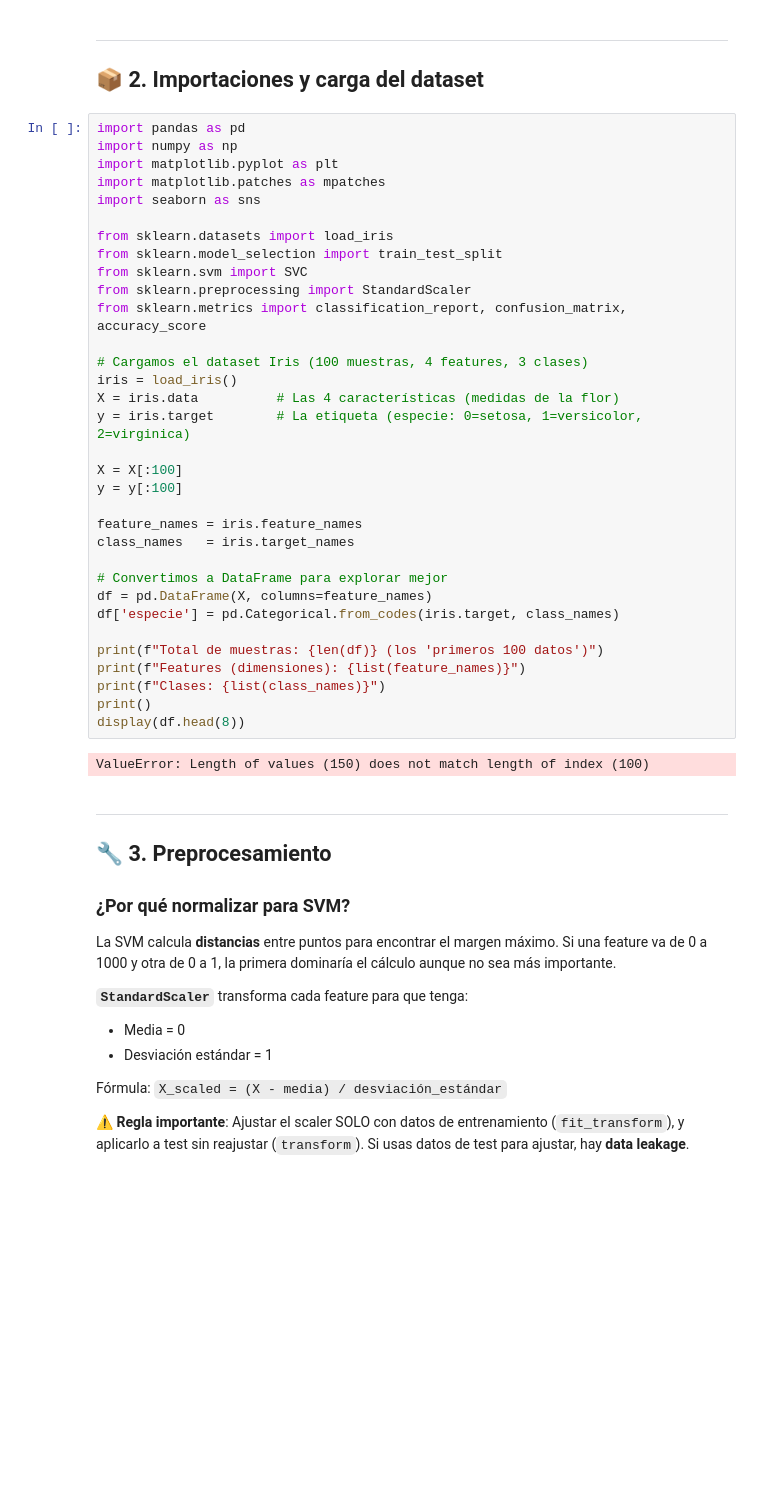
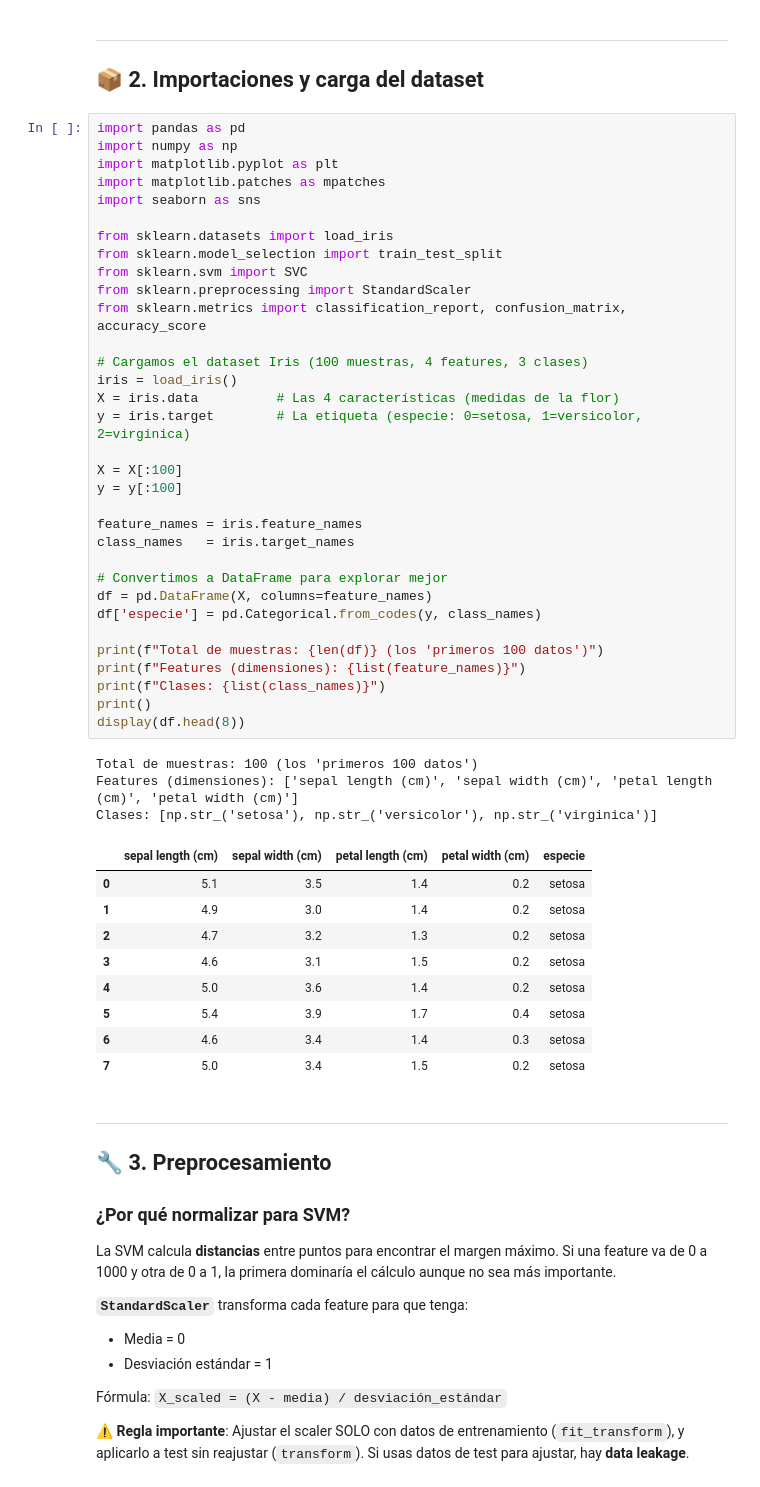
Before and after one commit to MorritaConP1to/Diplomado-RNA, a Jupyter notebook: Modulo-3/Clases-Videos/SVM_Iris.ipynb, the cells around one changed output. Cells and saved outputs as stored; diff of their text form; blank space fills up the shorter version.

```diff
--- a/Modulo-3/Clases-Videos/SVM_Iris.ipynb
+++ b/Modulo-3/Clases-Videos/SVM_Iris.ipynb
@@ -39,35 +39,46 @@ import numpy as np
 import matplotlib.pyplot as plt
 import matplotlib.patches as mpatches
 import seaborn as sns
 
 from sklearn.datasets import load_iris
 from sklearn.model_selection import train_test_split
 from sklearn.svm import SVC
 from sklearn.preprocessing import StandardScaler
 from sklearn.metrics import classification_report, confusion_matrix, accuracy_score
 
 # Cargamos el dataset Iris (100 muestras, 4 features, 3 clases)
 iris = load_iris()
 X = iris.data          # Las 4 características (medidas de la flor)
 y = iris.target        # La etiqueta (especie: 0=setosa, 1=versicolor, 2=virginica)
 
 X = X[:100]
 y = y[:100]
 
 feature_names = iris.feature_names
 class_names   = iris.target_names
 
 # Convertimos a DataFrame para explorar mejor
 df = pd.DataFrame(X, columns=feature_names)
-df['especie'] = pd.Categorical.from_codes(iris.target, class_names)
+df['especie'] = pd.Categorical.from_codes(y, class_names)
 
 print(f"Total de muestras: {len(df)} (los 'primeros 100 datos')")
 print(f"Features (dimensiones): {list(feature_names)}")
 print(f"Clases: {list(class_names)}")
 print()
 display(df.head(8))
 # %% [output]
-ValueError: Length of values (150) does not match length of index (100)
+Total de muestras: 100 (los 'primeros 100 datos')
+Features (dimensiones): ['sepal length (cm)', 'sepal width (cm)', 'petal length (cm)', 'petal width (cm)']
+Clases: [np.str_('setosa'), np.str_('versicolor'), np.str_('virginica')]
+|  | sepal length (cm) | sepal width (cm) | petal length (cm) | petal width (cm) | especie |
+| 0 | 5.1 | 3.5 | 1.4 | 0.2 | setosa |
+| 1 | 4.9 | 3.0 | 1.4 | 0.2 | setosa |
+| 2 | 4.7 | 3.2 | 1.3 | 0.2 | setosa |
+| 3 | 4.6 | 3.1 | 1.5 | 0.2 | setosa |
+| 4 | 5.0 | 3.6 | 1.4 | 0.2 | setosa |
+| 5 | 5.4 | 3.9 | 1.7 | 0.4 | setosa |
+| 6 | 4.6 | 3.4 | 1.4 | 0.3 | setosa |
+| 7 | 5.0 | 3.4 | 1.5 | 0.2 | setosa |
 # %% [markdown]
 ---
 ## 🔧 3. Preprocesamiento
```
Also changed, not shown: parts of 4 cells of this notebook, 7 other files.
